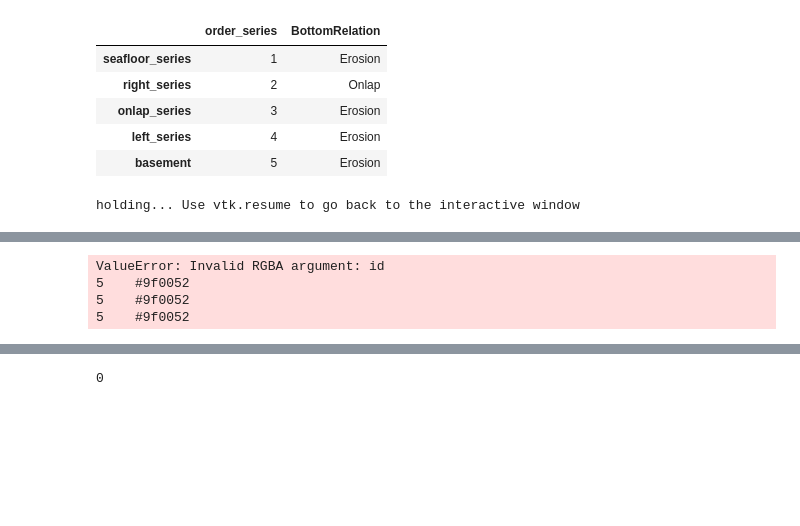
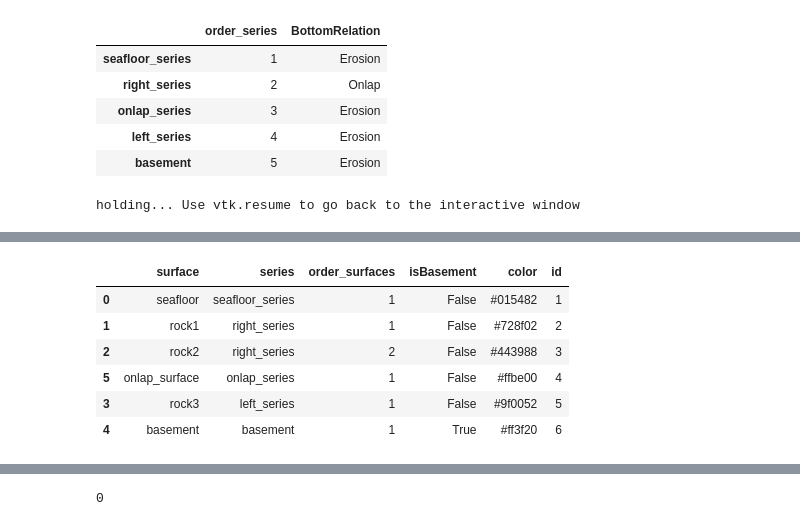
Before and after one commit to gempy-project/gempy, a Jupyter notebook: notebooks/tutorials/ch1-8_Onlap_relations.ipynb, the cells around one changed output, grey strips where cells are left out. Saved outputs shown, nothing was run; the diff lists cells and outputs as text; code cells hidden in the pictures; blank space fills up the shorter version.

```diff
--- a/notebooks/tutorials/ch1-8_Onlap_relations.ipynb
+++ b/notebooks/tutorials/ch1-8_Onlap_relations.ipynb
@@ -145,2 +142,0 @@ a = vtkp.topography_surface.GetMapper()
-# %%
-mcolors.hex2color(geo_model.surfaces.df.set_index('id')['color'][1])
@@ -152,3 +143,13 @@ array([[5, 5, 5, ..., 2, 2, 2]])
+# %%
+geo_model.surfaces
+# %% [output]
+|  | surface | series | order_surfaces | isBasement | color | id |
+| 0 | seafloor | seafloor_series | 1 | False | #015482 | 1 |
+| 1 | rock1 | right_series | 1 | False | #728f02 | 2 |
+| 2 | rock2 | right_series | 2 | False | #443988 | 3 |
+| 5 | onlap_surface | onlap_series | 1 | False | #ffbe00 | 4 |
+| 3 | rock3 | left_series | 1 | False | #9f0052 | 5 |
+| 4 | basement | basement | 1 | True | #ff3f20 | 6 |
 # %%
 import vtk
 import matplotlib.colors as mcolors
@@ -156,11 +157,5 @@ import matplotlib.colors as mcolors
 colors = vtk.vtkUnsignedCharArray()
 colors.SetNumberOfComponents(3)
 colors.SetName("Colors")
-for i in np.round(geo_model.solutions.topography_map).astype(int):
-
-    colors.InsertNextTuple(mcolors.hex2color(geo_model.surfaces.df.set_index('id')['color'][i]))
+for i in np.round(geo_model.solutions.topography_map).astype(int)[0]:
+     colors.InsertNextTuple(255.0 * np.array(mcolors.hex2color(geo_model.surfaces.df.set_index('id')['color'][i])))
-# %% [output]
-ValueError: Invalid RGBA argument: id
-5    #9f0052
-5    #9f0052
-5    #9f0052
```
Also changed, not shown: parts of 24 cells of this notebook, 4 other files.
